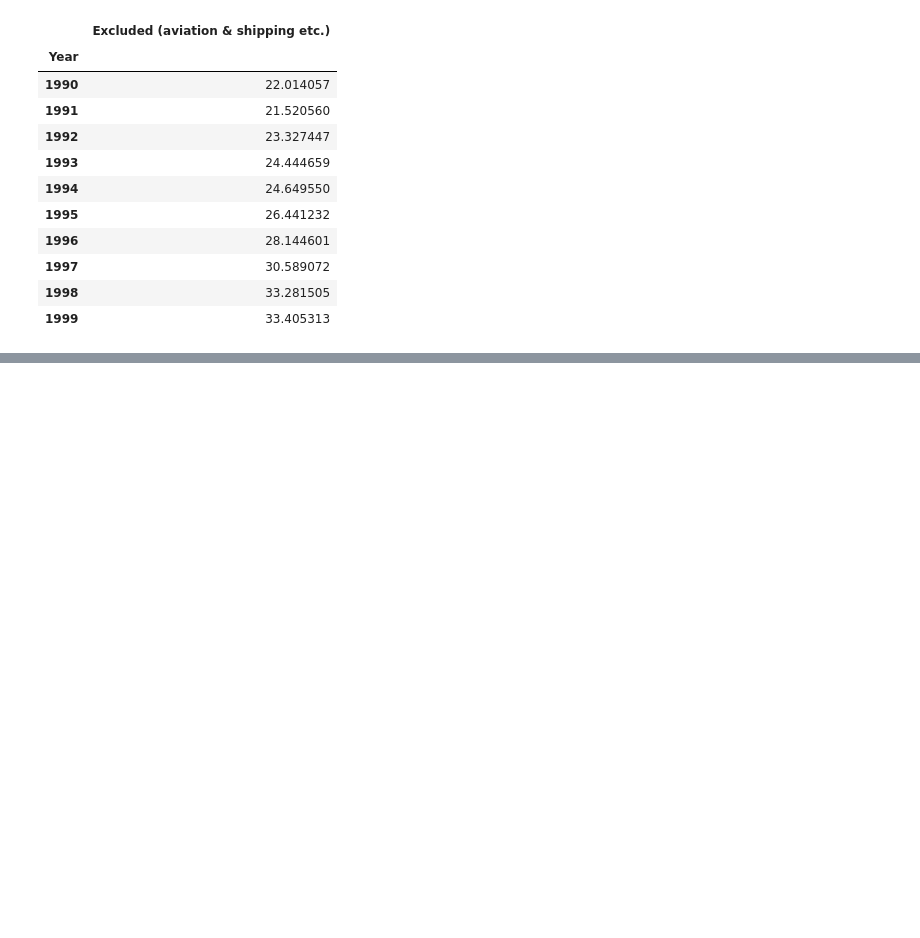
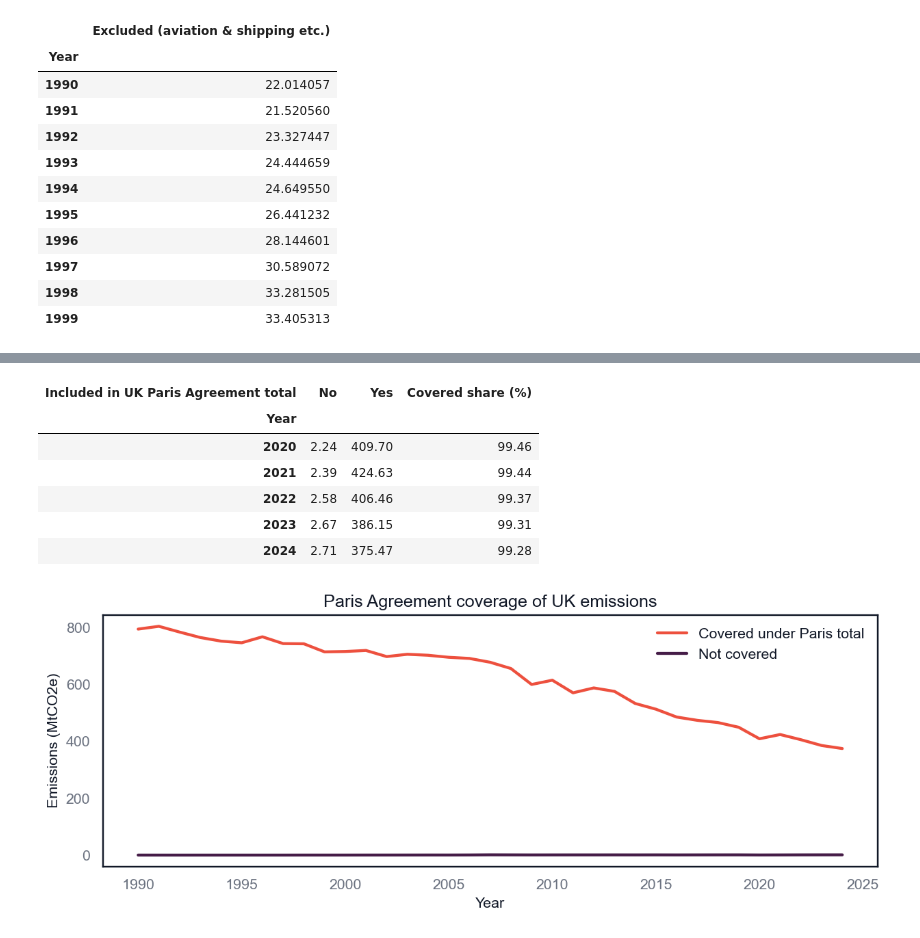
Before and after one commit to PontusNeumann/CBS-Spring26, a Jupyter notebook: ML/ML MA1/Compulsory_assignment_1.ipynb, the cells around one changed output, grey strips where cells are left out. Saved outputs shown, nothing was run; the diff lists cells and outputs as text; code cells hidden in the pictures; blank space fills up the shorter version.

```diff
--- a/ML/ML MA1/Compulsory_assignment_1.ipynb
+++ b/ML/ML MA1/Compulsory_assignment_1.ipynb
@@ -1267,0 +1272,78 @@ display(gap_q31.to_frame().head(10))
+# %%
+# Paris Agreement coverage analysis
+# Data source: UNFCCC_by_source
+
+if "set_clean_theme" in globals():
+    set_clean_theme()
+
+df_paris = unfccc_by_source.copy()
+value_col = "Emissions (MtCO2e)"
+
+# Aggregate covered vs not covered per year
+paris_trend = (
+    df_paris.groupby(["Year", "Included in UK Paris Agreement total"])[value_col]
+    .sum()
+    .unstack(fill_value=0)
+    .sort_index()
+)
+
+# Compute coverage share
+paris_trend["Covered share (%)"] = (
+    100 * paris_trend.get("Yes", 0) / paris_trend.sum(axis=1)
+)
+
+display(paris_trend.tail().round(2))
+
+# ---- Plot coverage trend ----
+
+c0 = PAL_10[3] if "PAL_10" in globals() else None
+c1 = PAL_10[8] if "PAL_10" in globals() else None
+
+plt.figure(figsize=(FIG_W, 3.6), dpi=DPI)
+
+plt.plot(
+    paris_trend.index,
+    paris_trend.get("Yes", 0),
+    label="Covered under Paris total",
+    color=c0,
+    linewidth=2.2
+)
+
+plt.plot(
+    paris_trend.index,
+    paris_trend.get("No", 0),
+    label="Not covered",
+    color=c1,
+    linewidth=2.2
+)
+
+plt.title("Paris Agreement coverage of UK emissions")
+plt.xlabel("Year")
+plt.ylabel("Emissions (MtCO2e)")
+plt.legend(frameon=False)
+plt.tight_layout()
+plt.show()
+
+# ---- Latest year breakdown ----
+
+latest_year = paris_trend.index.max()
+
+latest_df = df_paris[df_paris["Year"] == latest_year]
+
+excluded_sector = (
+    latest_df[latest_df["Included in UK Paris Agreement total"] == "No"]
+    .groupby("Territorial Emissions Statistics sector")[value_col]
+    .sum()
+    .sort_values(ascending=False)
+)
+
+display(excluded_sector.to_frame("Excluded emissions (MtCO2e)").head(10).round(2))
+# %% [output]
+| Included in UK Paris Agreement total | No | Yes | Covered share (%) |
+| Year |  |  |  |
+| 2020 | 2.24 | 409.70 | 99.46 |
+| 2021 | 2.39 | 424.63 | 99.44 |
+| 2022 | 2.58 | 406.46 | 99.37 |
+| 2023 | 2.67 | 386.15 | 99.31 |
+| 2024 | 2.71 | 375.47 | 99.28 |
+[figure, added]
```
Also changed, not shown: parts of 8 cells of this notebook.
